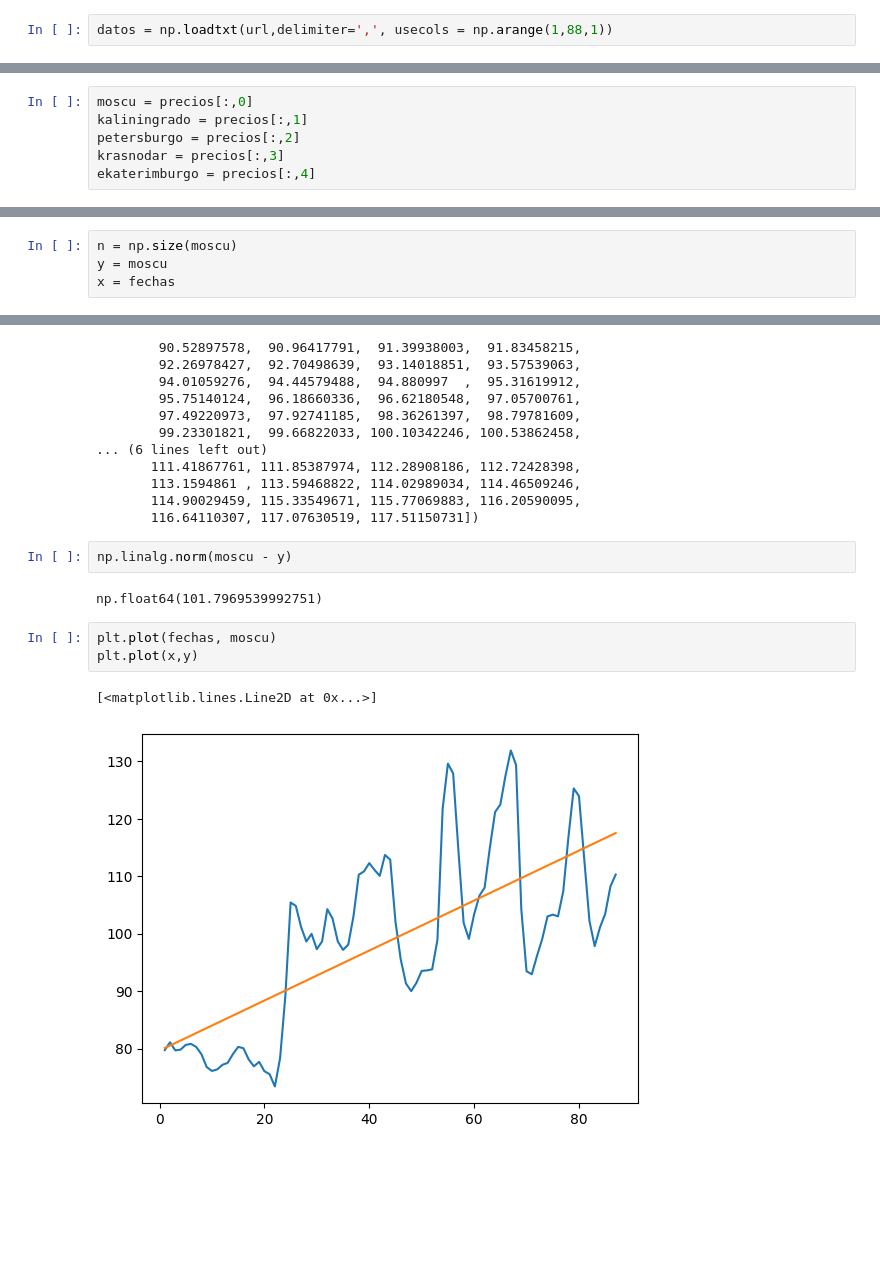
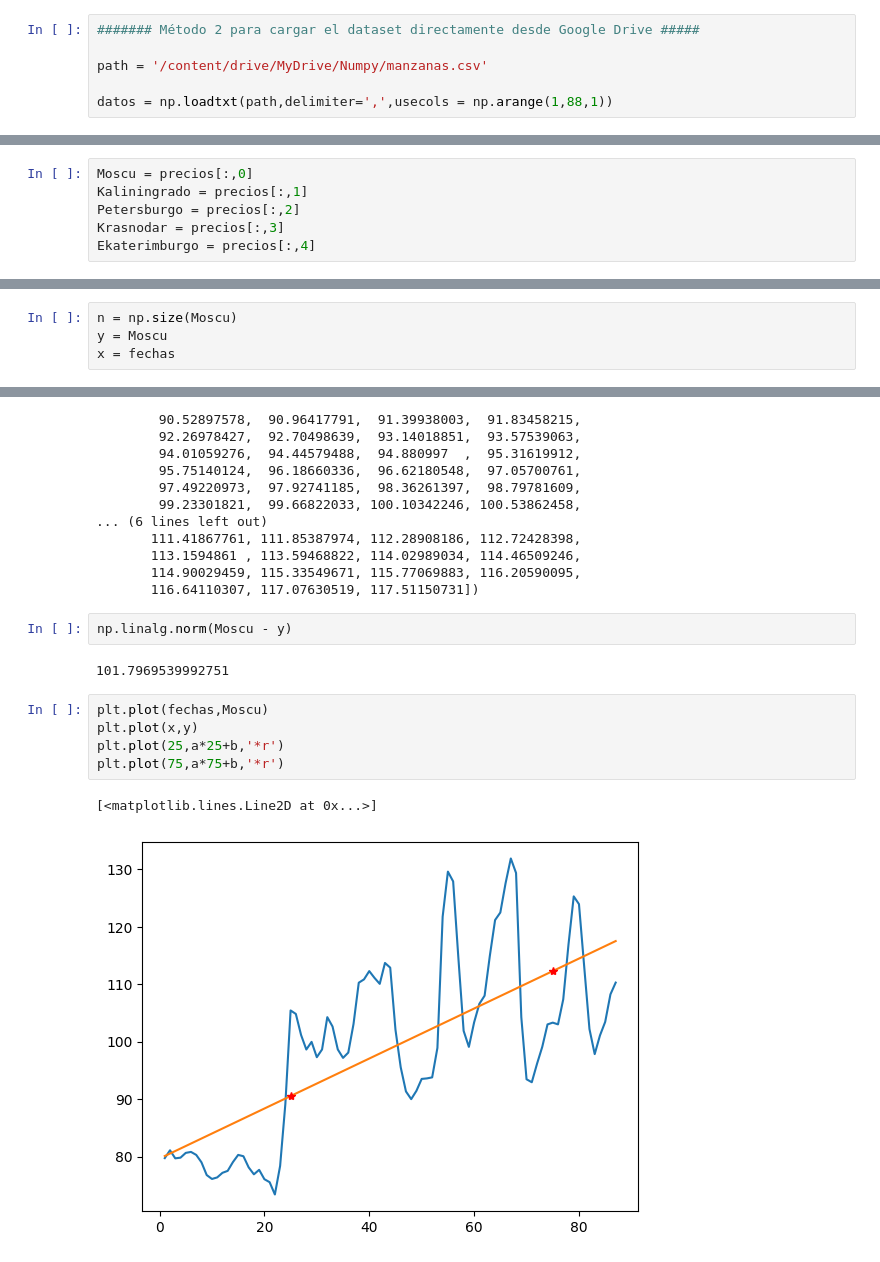
Before and after one commit to EnvherJF/sistema-de-registro, a Jupyter notebook: Numpy.ipynb, the cells around one changed output, grey strips where cells are left out. Cells and saved outputs as stored; diff of their text form; blank space fills up the shorter version.

```diff
--- a/Numpy.ipynb
+++ b/Numpy.ipynb
@@ -35,3 +35,7 @@ array([[  1.2013,   2.2013,   3.2013,   4.2013,   5.2013,   6.2013,
 # %%
-datos = np.loadtxt(url,delimiter=',', usecols = np.arange(1,88,1))
+####### Método 2 para cargar el dataset directamente desde Google Drive #####
+
+path = '/content/drive/MyDrive/Numpy/manzanas.csv'
+
+datos = np.loadtxt(path,delimiter=',',usecols = np.arange(1,88,1))
 # %% [markdown]
@@ -130,9 +154,9 @@ plt.plot(fechas,precios[:,0])
 [<matplotlib.lines.Line2D at 0x...>]
 [figure]
 # %%
-moscu = precios[:,0]
-kaliningrado = precios[:,1]
-petersburgo = precios[:,2]
-krasnodar = precios[:,3]
-ekaterimburgo = precios[:,4]
+Moscu = precios[:,0]
+Kaliningrado = precios[:,1]
+Petersburgo = precios[:,2]
+Krasnodar = precios[:,3]
+Ekaterimburgo = precios[:,4]
 # %%
@@ -317,4 +367,4 @@ Multiplicacion
 # %%
-n = np.size(moscu)
-y = moscu
+n = np.size(Moscu)
+y = Moscu
 x = fechas
@@ -350,12 +404,14 @@ array([ 80.08412487,  80.51932699,  80.95452911,  81.38973123,
        114.90029459, 115.33549671, 115.77069883, 116.20590095,
        116.64110307, 117.07630519, 117.51150731])
 # %%
-np.linalg.norm(moscu - y)
+np.linalg.norm(Moscu - y)
 # %% [output]
-np.float64(101.7969539992751)
+101.7969539992751
 # %%
-plt.plot(fechas, moscu)
+plt.plot(fechas,Moscu)
 plt.plot(x,y)
+plt.plot(25,a*25+b,'*r')
+plt.plot(75,a*75+b,'*r')
 # %% [output]
 [<matplotlib.lines.Line2D at 0x...>]
-[figure, old version]
+[figure, new version]
```
Also changed, not shown: parts of 67 cells of this notebook.
